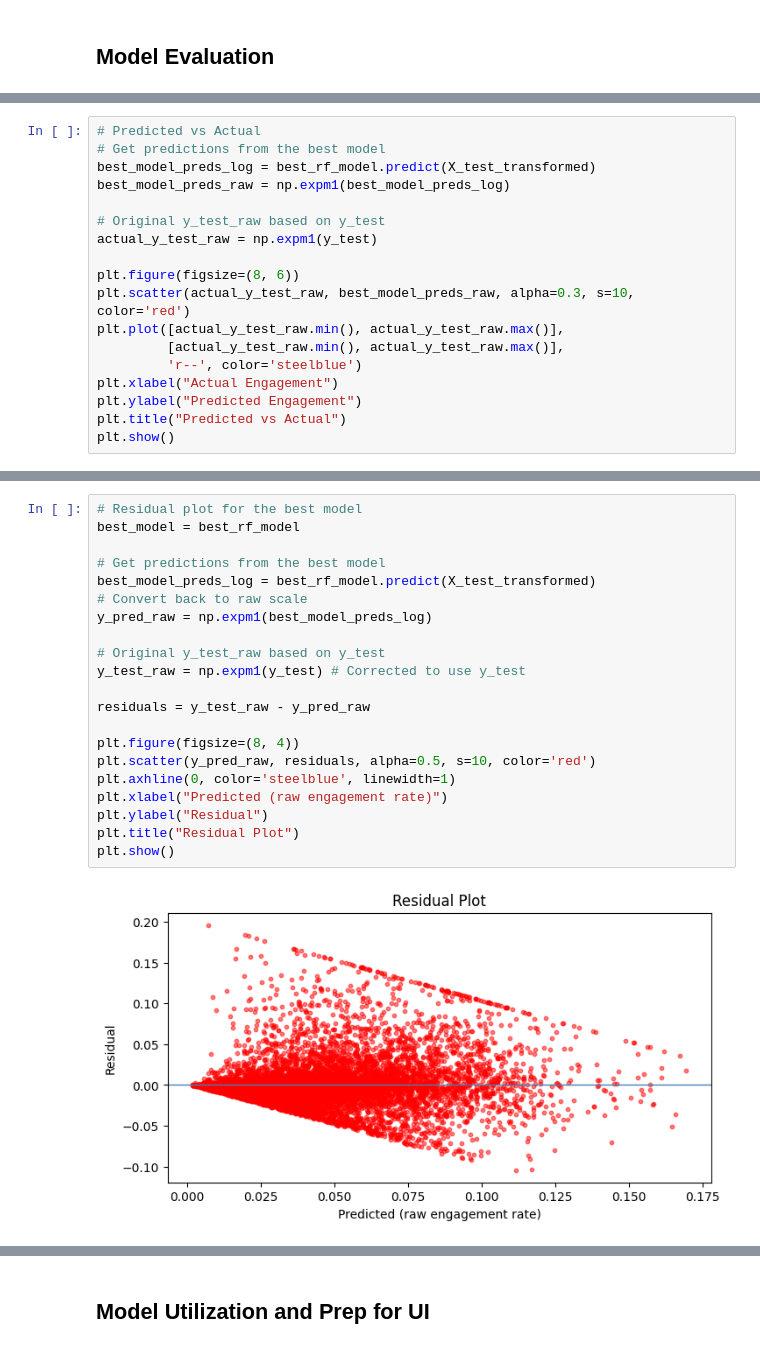
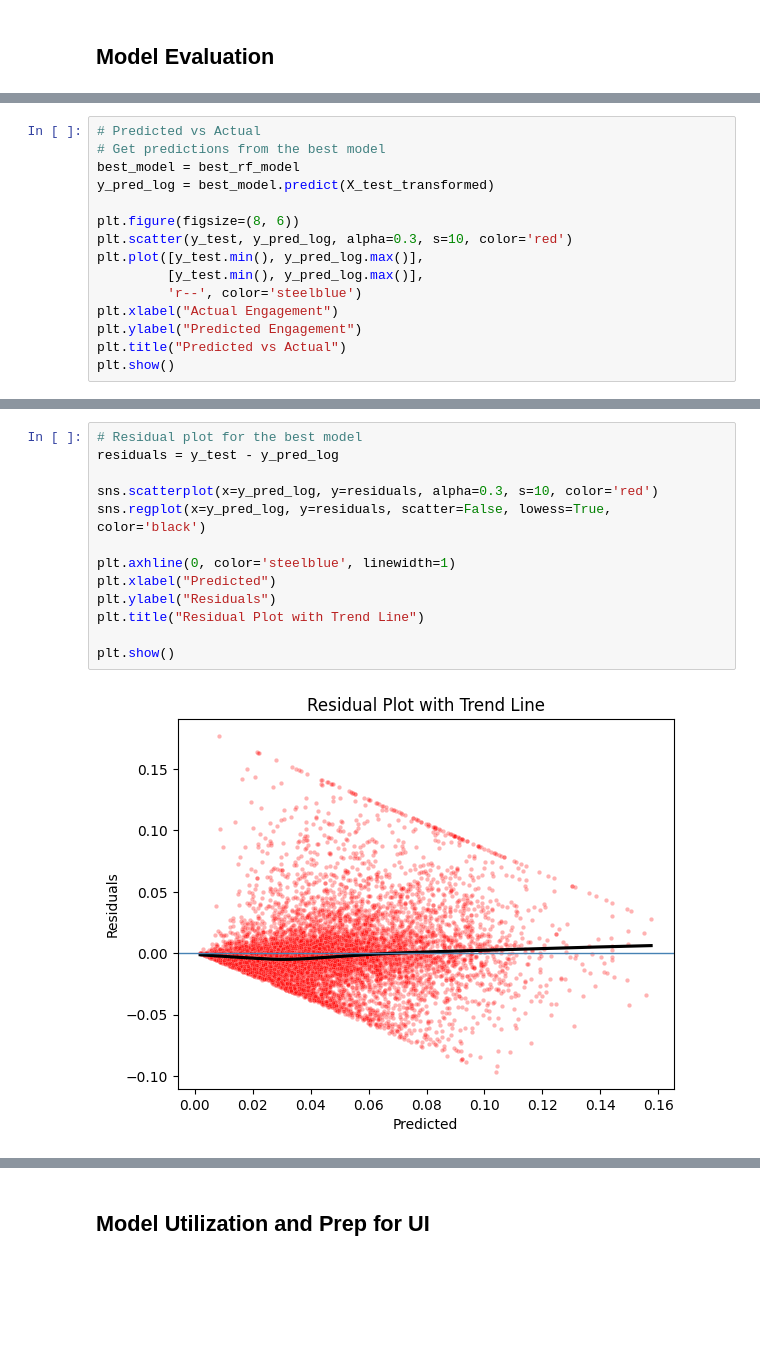
Before and after one commit to Mamaril-Jeremy/DTSC-691-Project, a Jupyter notebook: notebooks/youtube_eng_predictor.ipynb, the cells around one changed output, grey strips where cells are left out. Drawn from its saved outputs; the diff is of its cells as text; blank space fills up the shorter version.

```diff
--- a/notebooks/youtube_eng_predictor.ipynb
+++ b/notebooks/youtube_eng_predictor.ipynb
@@ -1131,16 +1070,13 @@ Neural Network               0.3925       0.0217       0.0323
 # %%
 # Predicted vs Actual
 # Get predictions from the best model
-best_model_preds_log = best_rf_model.predict(X_test_transformed)
-best_model_preds_raw = np.expm1(best_model_preds_log)
-
-# Original y_test_raw based on y_test
-actual_y_test_raw = np.expm1(y_test)
+best_model = best_rf_model
+y_pred_log = best_model.predict(X_test_transformed)
 
 plt.figure(figsize=(8, 6))
-plt.scatter(actual_y_test_raw, best_model_preds_raw, alpha=0.3, s=10, color='red')
-plt.plot([actual_y_test_raw.min(), actual_y_test_raw.max()],
-         [actual_y_test_raw.min(), actual_y_test_raw.max()],
+plt.scatter(y_test, y_pred_log, alpha=0.3, s=10, color='red')
+plt.plot([y_test.min(), y_pred_log.max()],
+         [y_test.min(), y_pred_log.max()],
          'r--', color='steelblue')
 plt.xlabel("Actual Engagement")
 plt.ylabel("Predicted Engagement")
@@ -1151,26 +1087,18 @@ plt.show()
 # %%
 # Residual plot for the best model
-best_model = best_rf_model
+residuals = y_test - y_pred_log
 
-# Get predictions from the best model
-best_model_preds_log = best_rf_model.predict(X_test_transformed)
-# Convert back to raw scale
-y_pred_raw = np.expm1(best_model_preds_log)
+sns.scatterplot(x=y_pred_log, y=residuals, alpha=0.3, s=10, color='red')
+sns.regplot(x=y_pred_log, y=residuals, scatter=False, lowess=True, color='black')
 
-# Original y_test_raw based on y_test
-y_test_raw = np.expm1(y_test) # Corrected to use y_test
+plt.axhline(0, color='steelblue', linewidth=1)
+plt.xlabel("Predicted")
+plt.ylabel("Residuals")
+plt.title("Residual Plot with Trend Line")
 
-residuals = y_test_raw - y_pred_raw
-
-plt.figure(figsize=(8, 4))
-plt.scatter(y_pred_raw, residuals, alpha=0.5, s=10, color='red')
-plt.axhline(0, color='steelblue', linewidth=1)
-plt.xlabel("Predicted (raw engagement rate)")
-plt.ylabel("Residual")
-plt.title("Residual Plot")
 plt.show()
 # %% [output]
-[figure, old version]
+[figure, new version]
 # %%
 # View Feature Importances
 feature_importance = best_model.feature_importances_
```
Also changed, not shown: parts of 28 cells of this notebook, 2 other files.
